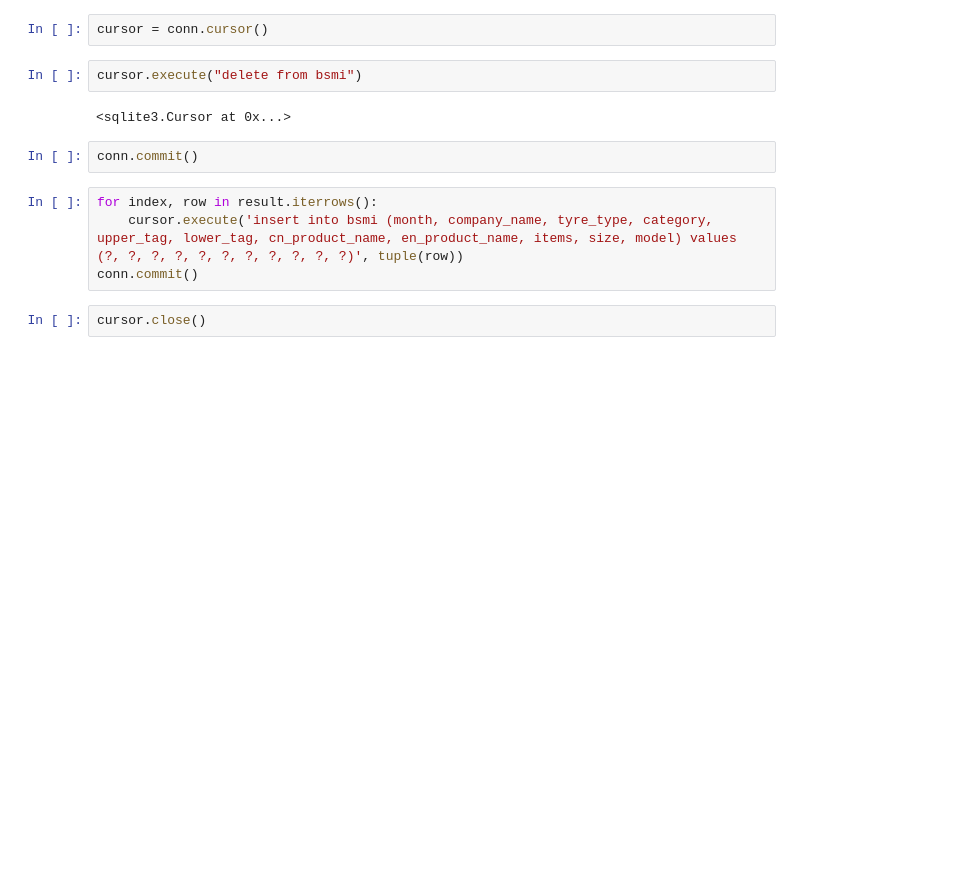
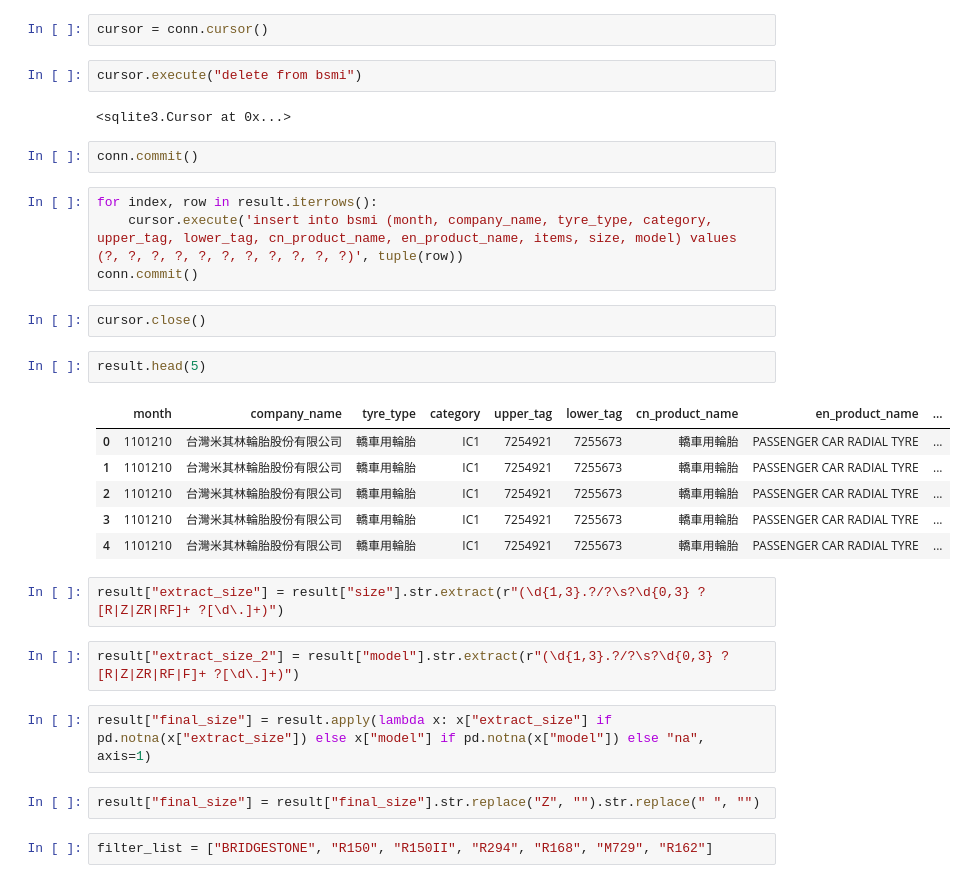
Before and after one commit to jimmyhsu1010/bridgestone_work_related, a Jupyter notebook: sales_related/Marketing相關/商品檢驗局爬蟲.ipynb, the cells around one changed output. Drawn from its saved outputs; the diff is of its cells as text; blank space fills up the shorter version.

```diff
--- a/sales_related/Marketing相關/商品檢驗局爬蟲.ipynb
+++ b/sales_related/Marketing相關/商品檢驗局爬蟲.ipynb
@@ -295,3 +295,22 @@ for index, row in result.iterrows():
 conn.commit()
 # %%
 cursor.close()
+# %%
+result.head(5)
+# %% [output]
+|  | month | company_name | tyre_type | category | upper_tag | lower_tag | cn_product_name | en_product_name | ... |
+| 0 | 1101210 | 台灣米其林輪胎股份有限公司 | 轎車用輪胎 | IC1 | 7254921 | 7255673 | 轎車用輪胎 | PASSENGER CAR RADIAL TYRE | ... |
+| 1 | 1101210 | 台灣米其林輪胎股份有限公司 | 轎車用輪胎 | IC1 | 7254921 | 7255673 | 轎車用輪胎 | PASSENGER CAR RADIAL TYRE | ... |
+| 2 | 1101210 | 台灣米其林輪胎股份有限公司 | 轎車用輪胎 | IC1 | 7254921 | 7255673 | 轎車用輪胎 | PASSENGER CAR RADIAL TYRE | ... |
+| 3 | 1101210 | 台灣米其林輪胎股份有限公司 | 轎車用輪胎 | IC1 | 7254921 | 7255673 | 轎車用輪胎 | PASSENGER CAR RADIAL TYRE | ... |
+| 4 | 1101210 | 台灣米其林輪胎股份有限公司 | 轎車用輪胎 | IC1 | 7254921 | 7255673 | 轎車用輪胎 | PASSENGER CAR RADIAL TYRE | ... |
+# %%
+result["extract_size"] = result["size"].str.extract(r"(\d{1,3}.?/?\s?\d{0,3} ?[R|Z|ZR|RF]+ ?[\d\.]+)")
+# %%
+result["extract_size_2"] = result["model"].str.extract(r"(\d{1,3}.?/?\s?\d{0,3} ?[R|Z|ZR|RF|F]+ ?[\d\.]+)")
+# %%
+result["final_size"] = result.apply(lambda x: x["extract_size"] if pd.notna(x["extract_size"]) else x["model"] if pd.notna(x["model"]) else "na", axis=1)
+# %%
+result["final_size"] = result["final_size"].str.replace("Z", "").str.replace(" ", "")
+# %%
+filter_list = ["BRIDGESTONE", "R150", "R150II", "R294", "R168", "M729", "R162"]
```
Also changed, not shown: parts of 12 cells of this notebook, 8 other files.
